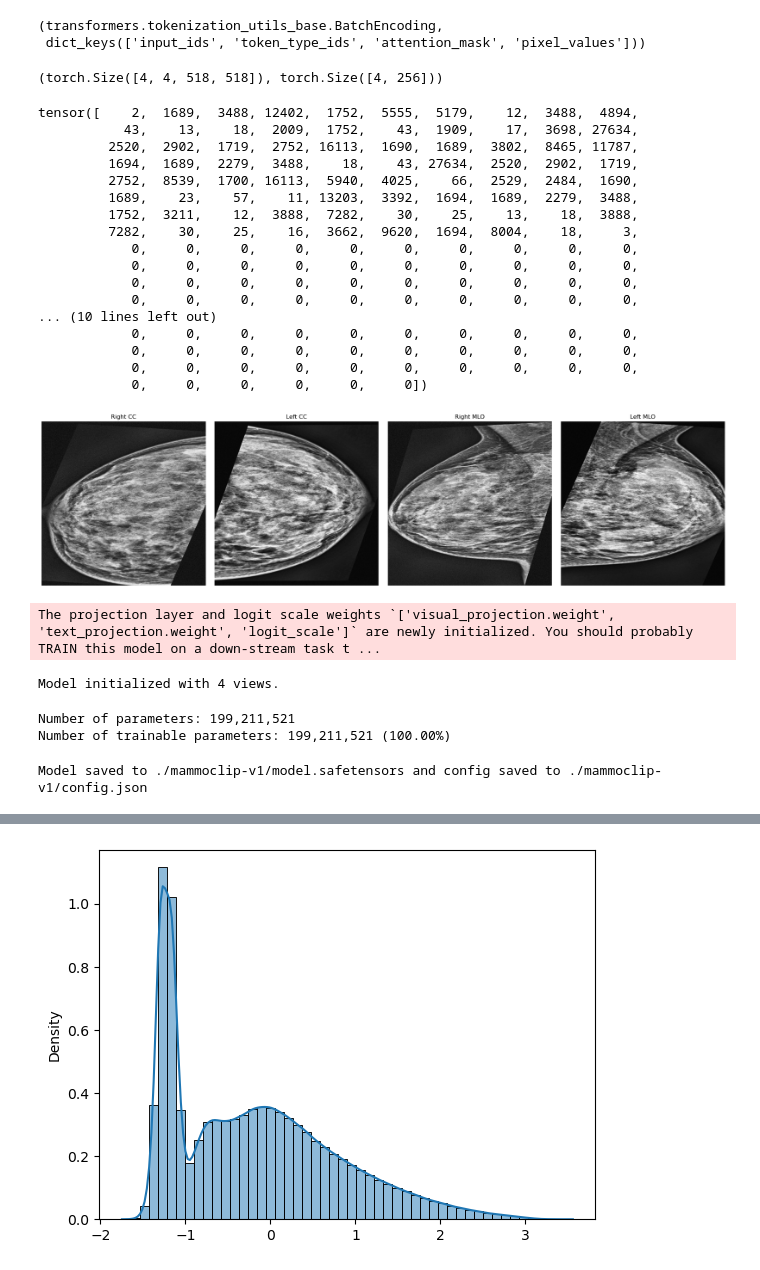
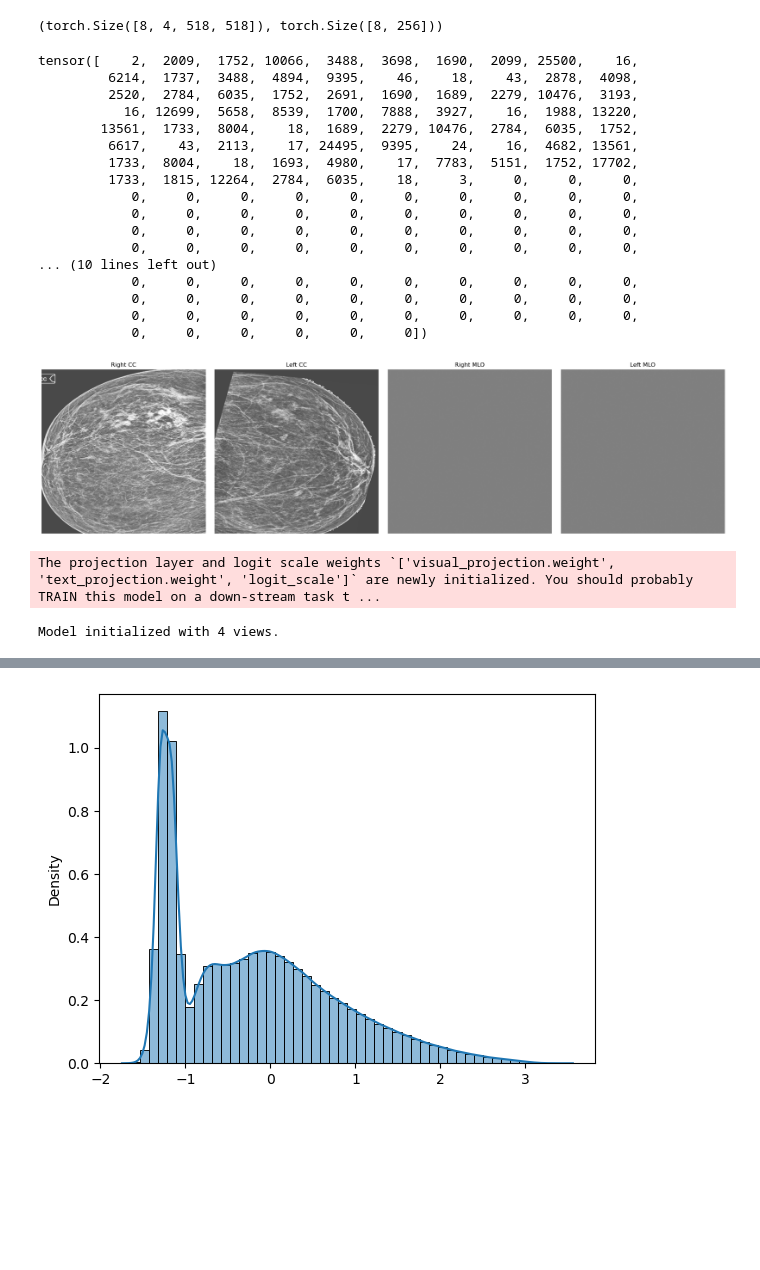
Before and after one commit to mahbodez/MammoCLIP, a Jupyter notebook: testing.ipynb, the cells around one changed output, grey strips where cells are left out. Cells and saved outputs as stored; diff of their text form; code cells hidden in the pictures; blank space fills up the shorter version.

```diff
--- a/testing.ipynb
+++ b/testing.ipynb
@@ -271,27 +186,22 @@ def find_and_plot_meanstd(dl: DataLoader, num_samples: int = 400):
     plt.show()
 # %%
 # load a sample
-sample = next(iter(dl))
+sample = next(iter(train_dl))
-# %%
-type(sample), sample.keys()
-# %% [output]
-(transformers.tokenization_utils_base.BatchEncoding,
- dict_keys(['input_ids', 'token_type_ids', 'attention_mask', 'pixel_values']))
 # %%
 sample["pixel_values"].shape, sample["input_ids"].shape
 # %% [output]
-(torch.Size([4, 4, 518, 518]), torch.Size([4, 256]))
+(torch.Size([8, 4, 518, 518]), torch.Size([8, 256]))
 # %%
-sample["input_ids"][3]
+sample["input_ids"][4]
 # %% [output]
-tensor([    2,  1689,  3488, 12402,  1752,  5555,  5179,    12,  3488,  4894,
-           43,    13,    18,  2009,  1752,    43,  1909,    17,  3698, 27634,
-         2520,  2902,  1719,  2752, 16113,  1690,  1689,  3802,  8465, 11787,
-         1694,  1689,  2279,  3488,    18,    43, 27634,  2520,  2902,  1719,
-         2752,  8539,  1700, 16113,  5940,  4025,    66,  2529,  2484,  1690,
-         1689,    23,    57,    11, 13203,  3392,  1694,  1689,  2279,  3488,
-         1752,  3211,    12,  3888,  7282,    30,    25,    13,    18,  3888,
-         7282,    30,    25,    16,  3662,  9620,  1694,  8004,    18,     3,
+tensor([    2,  2009,  1752, 10066,  3488,  3698,  1690,  2099, 25500,    16,
+         6214,  1737,  3488,  4894,  9395,    46,    18,    43,  2878,  4098,
+         2520,  2784,  6035,  1752,  2691,  1690,  1689,  2279, 10476,  3193,
+           16, 12699,  5658,  8539,  1700,  7888,  3927,    16,  1988, 13220,
+        13561,  1733,  8004,    18,  1689,  2279, 10476,  2784,  6035,  1752,
+         6617,    43,  2113,    17, 24495,  9395,    24,    16,  4682, 13561,
+         1733,  8004,    18,  1693,  4980,    17,  7783,  5151,  1752, 17702,
+         1733,  1815, 12264,  2784,  6035,    18,     3,     0,     0,     0,
             0,     0,     0,     0,     0,     0,     0,     0,     0,     0,
             0,     0,     0,     0,     0,     0,     0,     0,     0,     0,
             0,     0,     0,     0,     0,     0,     0,     0,     0,     0,
@@ -304,17 +214,17 @@ tensor([    2,  1689,  3488, 12402,  1752,  5555,  5179,    12,  3488,  4894,
 # %%
 # show the image, each channel is a view
 fig, axs = plt.subplots(1, 4, figsize=(20, 5))
 for i in range(4):
-    axs[i].imshow(sample.pixel_values[0][i], cmap="gray")
+    axs[i].imshow(sample.pixel_values[7][i], cmap="gray", vmin=-3, vmax=3)
     axs[i].axis("off")
 axs[0].set_title("Right CC")
 axs[1].set_title("Left CC")
 axs[2].set_title("Right MLO")
 axs[3].set_title("Left MLO")
 plt.tight_layout()
 plt.show()
 # %% [output]
-[figure, old version]
+[figure, new version]
 # %%
 model = MammoCLIP.from_vision_text_pretrained(
     "microsoft/rad-dino", "microsoft/BiomedVLP-CXR-BERT-general", num_views=4, verbose=True
@@ -327,12 +234,0 @@ state_dict = model.state_dict().copy()
-# %%
-num_params = sum(p.numel() for p in model.parameters())
-num_trainable_params = sum(p.numel() for p in model.parameters() if p.requires_grad)
-print(f"Number of parameters: {num_params:,}")
-print(f"Number of trainable parameters: {num_trainable_params:,} ({num_trainable_params/num_params:.2%})")
-# %% [output]
-Number of parameters: 199,211,521
-Number of trainable parameters: 199,211,521 (100.00%)
-# %%
-model.save_pretrained("./mammoclip-v1")
-# %% [output]
-Model saved to ./mammoclip-v1/model.safetensors and config saved to ./mammoclip-v1/config.json
```
Also changed, not shown: parts of 21 cells of this notebook.
